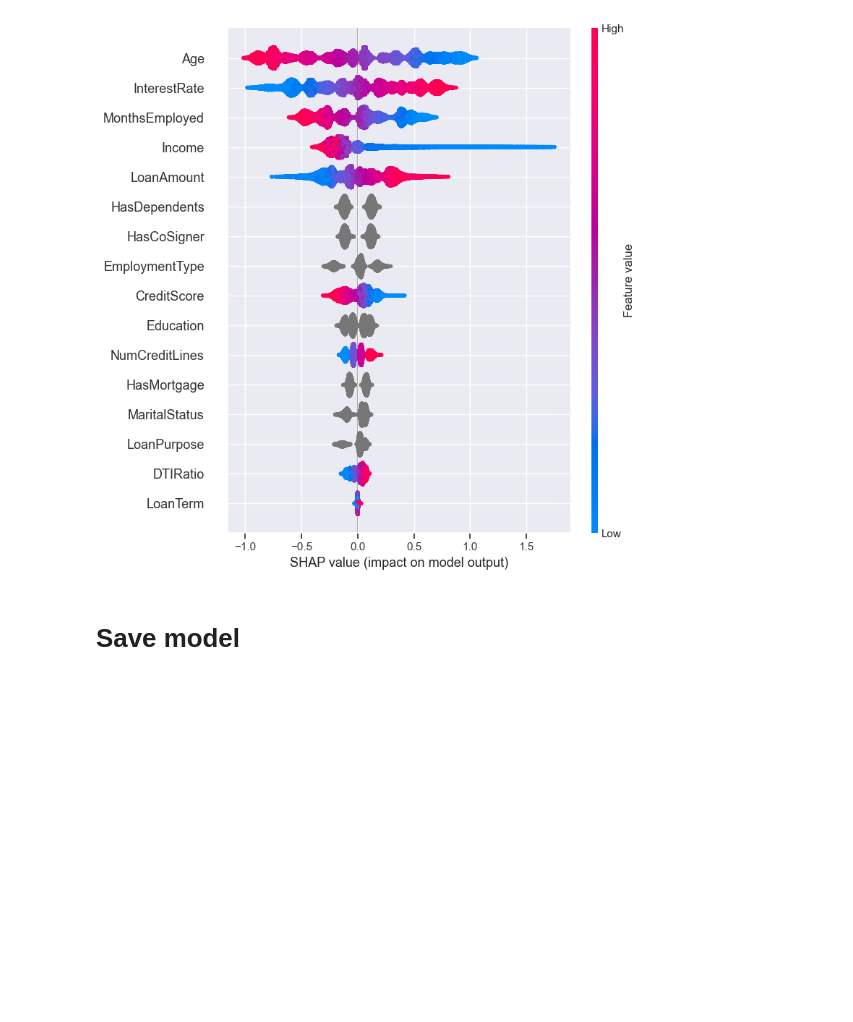
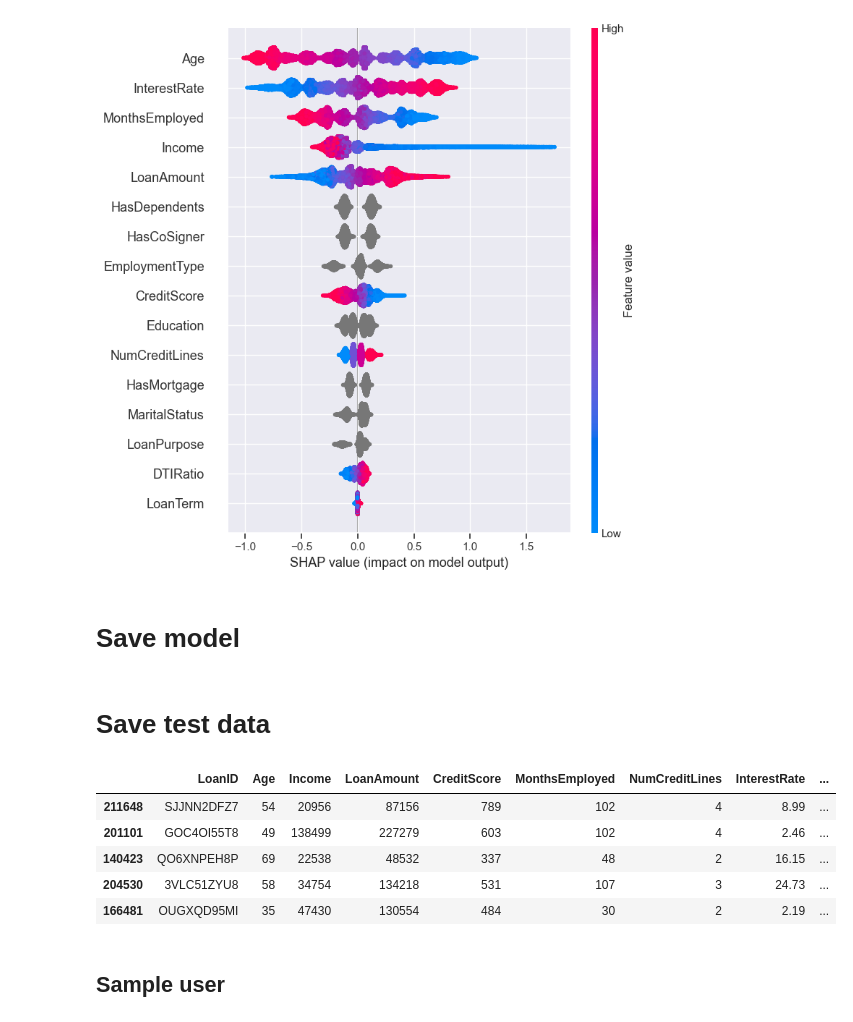
Before and after one commit to hieucnm/bku_intelligent_system, a Jupyter notebook: notebooks/3_Train.ipynb, the cells around one changed output. Drawn from its saved outputs; the diff is of its cells as text; code cells hidden in the pictures; blank space fills up the shorter version.

```diff
--- a/notebooks/Train.ipynb
+++ b/notebooks/3_Train.ipynb
@@ -367,0 +380,11 @@ for i, m in enumerate(models):
+# %% [markdown]
+# Save test data
+# %%
+df_test.head()
+# %% [output]
+|  | LoanID | Age | Income | LoanAmount | CreditScore | MonthsEmployed | NumCreditLines | InterestRate | ... |
+| 211648 | SJJNN2DFZ7 | 54 | 20956 | 87156 | 789 | 102 | 4 | 8.99 | ... |
+| 201101 | GOC4OI55T8 | 49 | 138499 | 227279 | 603 | 102 | 4 | 2.46 | ... |
+| 140423 | QO6XNPEH8P | 69 | 22538 | 48532 | 337 | 48 | 2 | 16.15 | ... |
+| 204530 | 3VLC51ZYU8 | 58 | 34754 | 134218 | 531 | 107 | 3 | 24.73 | ... |
+| 166481 | OUGXQD95MI | 35 | 47430 | 130554 | 484 | 30 | 2 | 2.19 | ... |
@@ -367,0 +393,2 @@ for i, m in enumerate(models):
+# %% [markdown]
+## Sample user
```
Also changed, not shown: parts of 8 cells of this notebook, 2 other files.
